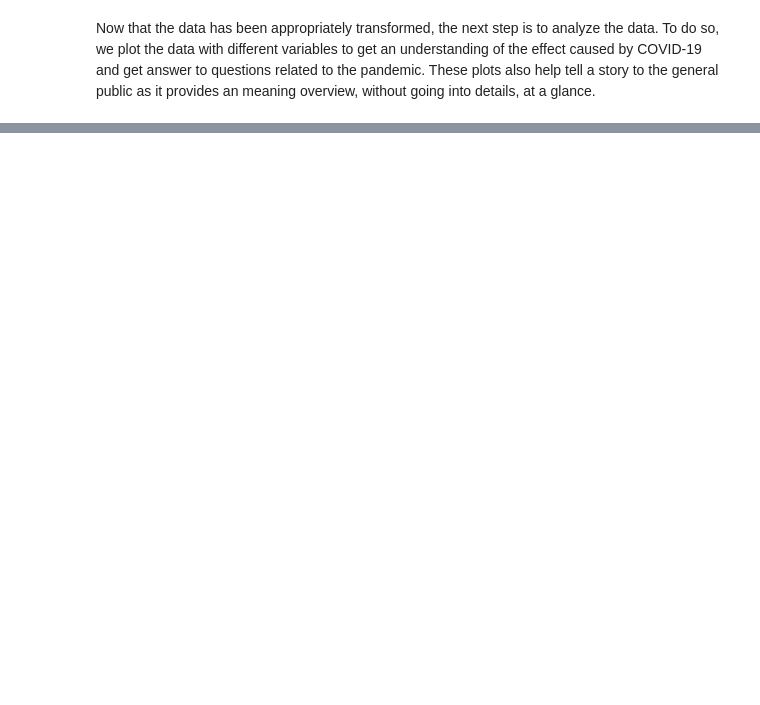
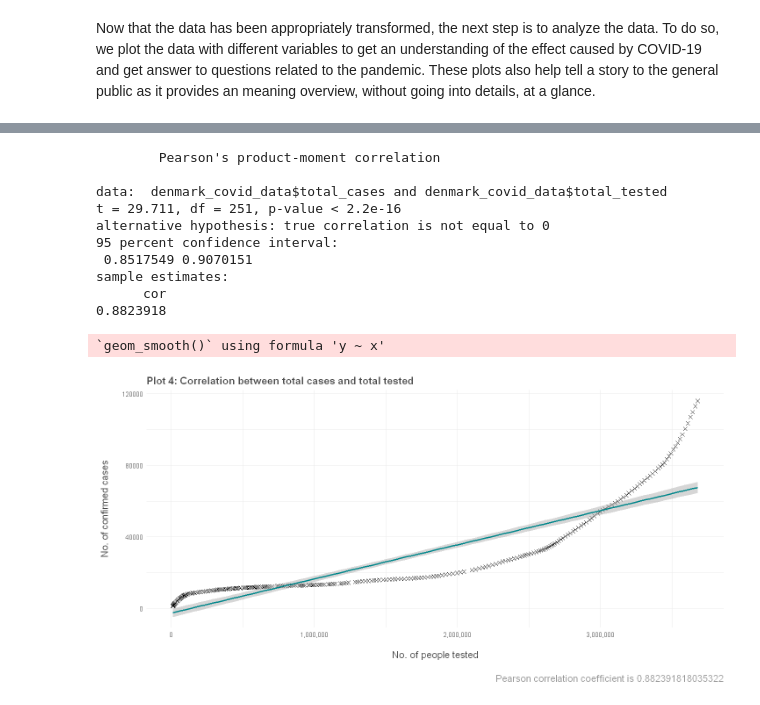
Before and after one commit to shrestaz/covid, a Jupyter notebook: EDA-COVID.ipynb, the cells around one changed output, grey strips where cells are left out. Saved outputs shown, nothing was run; the diff lists cells and outputs as text; code cells hidden in the pictures; blank space fills up the shorter version.

```diff
--- a/EDA-COVID.ipynb
+++ b/EDA-COVID.ipynb
@@ -11,14 +11,14 @@ library(ggpubr)
 library(tidymodels)
 
 # Setting up the plot size and theme
-options(repr.plot.width = 14, repr.plot.height = 6)
+options(repr.plot.width = 12, repr.plot.height = 6)
 
 theme <-
   theme_minimal() +
   theme(
-    plot.title = element_text(size=18, face="bold", color="gray30"),
-    plot.subtitle = element_text(size=15, face="bold", color="gray30"),
-    axis.title = element_text(size=15, face="bold", color="gray30"),
+    plot.title = element_text(size=14, face="bold", color="gray30"),
+    plot.subtitle = element_text(size=13, face="bold", color="gray30"),
+    axis.title = element_text(size=13, color="gray30"),
     plot.caption = element_text(size=13, color = "gray60"),
     legend.text = element_text(size=13, color="gray30"),
     legend.title = element_text(size=13, color="gray30"),
@@ -26,3 +26,16 @@ theme <-
   )
 
 theme_set(theme)
+
+markdown_theme <-
+  theme_minimal() +
+  theme(
+    plot.title = element_text(size=8, face="bold", color="gray30"),
+    plot.subtitle = element_text(size=8, face="bold", color="gray30"),
+    axis.title = element_text(size=6, color="gray30"),
+    axis.text = element_text(size=6, color="gray30"),
+    plot.caption = element_text(size=6, color = "gray60"),
+    legend.text = element_text(size=6, color="gray30"),
+    legend.title = element_text(size=6, color="gray30"),
+    strip.text.x = element_text(size=6, face="bold", color="gray30")
+  )
@@ -646,0 +321,33 @@ tail(denmark_covid_data)
+# %%
+# Calculating the Correlation Coefficient
+pcc <- cor.test(denmark_covid_data$total_cases,
+denmark_covid_data$total_tested,
+method = "pearson")
+pcc
+
+# Plotting the variables
+ggplot(denmark_covid_data,
+       aes(x=total_tested, y=total_cases)) +
+geom_point(size=2, shape=4) +
+geom_smooth(method = "lm", color="turquoise4") +
+scale_x_continuous("\nNo. of people tested",
+                   labels = function(x) prettyNum(x, big.mark=",", scientific = FALSE)
+                   ) +
+scale_y_continuous("No. of confirmed cases\n") +
+ggtitle("Plot 4: Correlation between total cases and total tested") +
+labs(
+    caption = paste("\nPearson correlation coefficient is", pcc$estimate)
+)
+# %% [output]
+        Pearson's product-moment correlation
+
+data:  denmark_covid_data$total_cases and denmark_covid_data$total_tested
+t = 29.711, df = 251, p-value < 2.2e-16
+alternative hypothesis: true correlation is not equal to 0
+95 percent confidence interval:
+ 0.8517549 0.9070151
+sample estimates:
+      cor
+0.8823918
+`geom_smooth()` using formula 'y ~ x'
+[figure, added]
```
Also changed, not shown: parts of 52 cells of this notebook.
